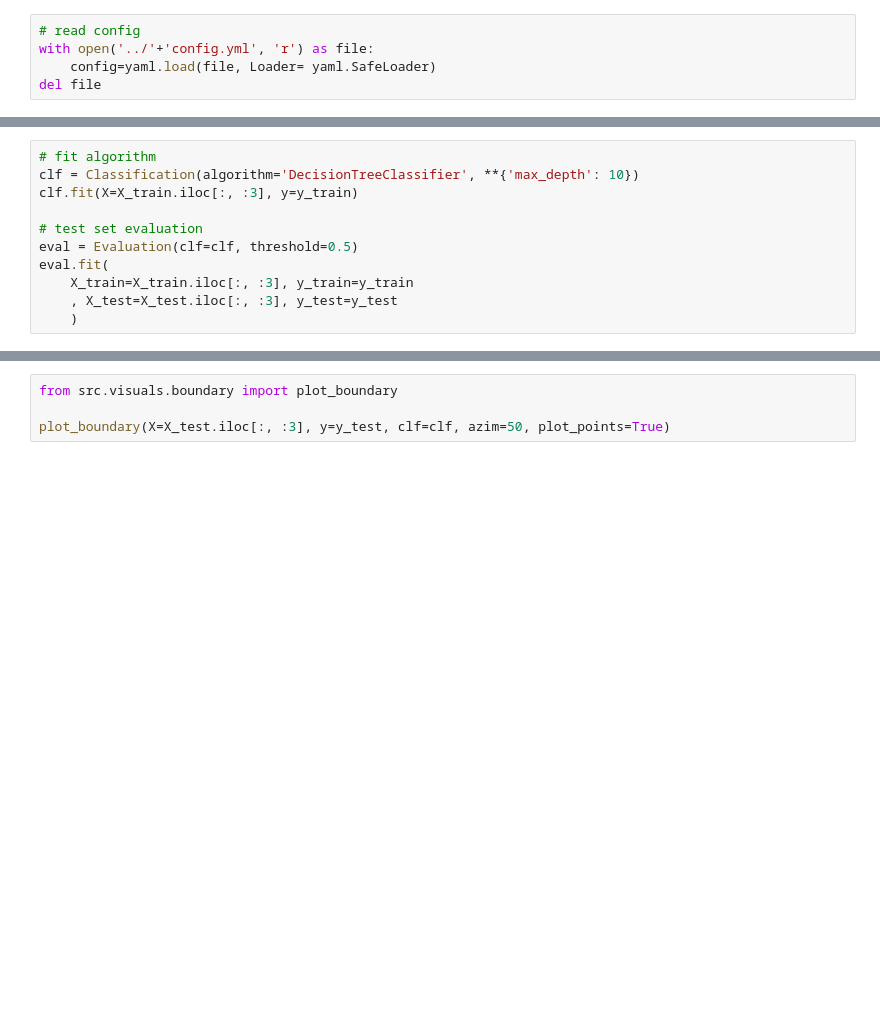
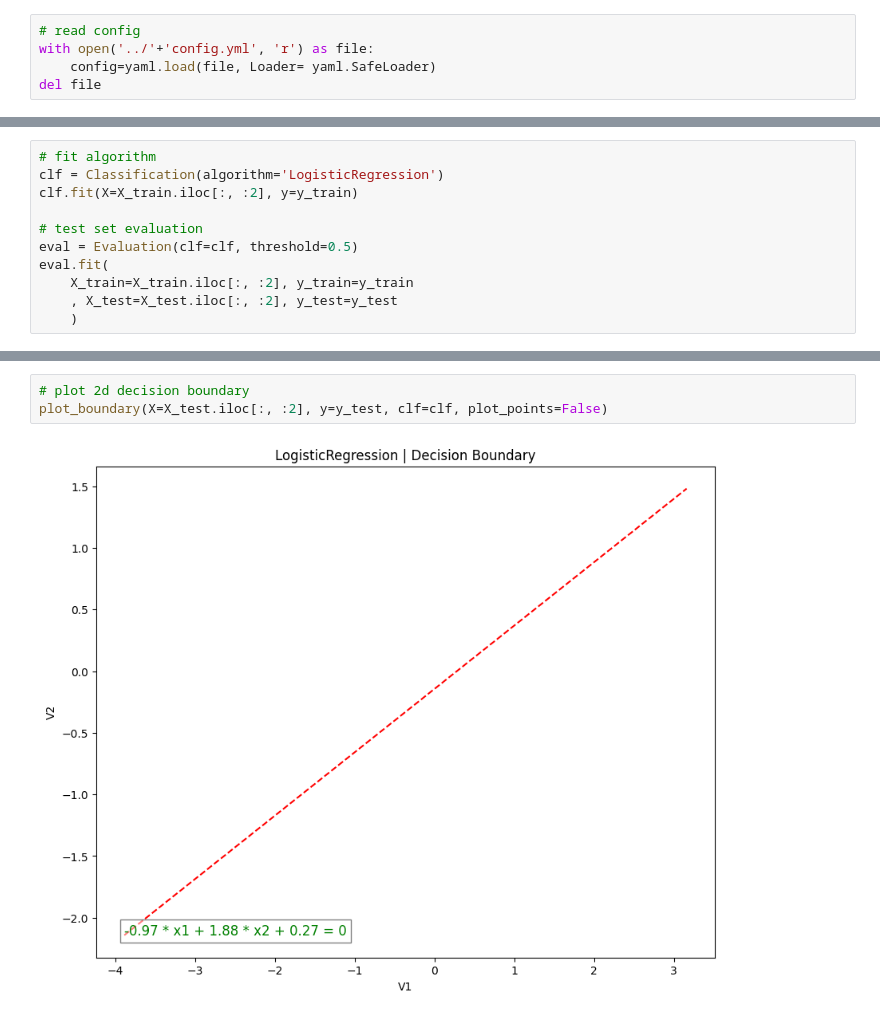
Before and after one commit to goncvlo/Fraud, a Jupyter notebook: notebooks/decision_boundary.ipynb, the cells around one changed output, grey strips where cells are left out. Cells and saved outputs as stored; diff of their text form; blank space fills up the shorter version.

Commit message:
logistic example

```diff
--- a/notebooks/decision_boundary.ipynb
+++ b/notebooks/decision_boundary.ipynb
@@ -39,11 +56,11 @@ print(
 # %%
 # fit algorithm
-clf = Classification(algorithm='DecisionTreeClassifier', **{'max_depth': 10})
-clf.fit(X=X_train.iloc[:, :3], y=y_train)
+clf = Classification(algorithm='LogisticRegression')
+clf.fit(X=X_train.iloc[:, :2], y=y_train)
 
 # test set evaluation
 eval = Evaluation(clf=clf, threshold=0.5)
 eval.fit(
-    X_train=X_train.iloc[:, :3], y_train=y_train
-    , X_test=X_test.iloc[:, :3], y_test=y_test
+    X_train=X_train.iloc[:, :2], y_train=y_train
+    , X_test=X_test.iloc[:, :2], y_test=y_test
     )
@@ -50,4 +73,5 @@ eval.fit(
 # %%
-from src.visuals.boundary import plot_boundary
-
-plot_boundary(X=X_test.iloc[:, :3], y=y_test, clf=clf, azim=50, plot_points=True)
+# plot 2d decision boundary
+plot_boundary(X=X_test.iloc[:, :2], y=y_test, clf=clf, plot_points=False)
+# %% [output]
+[figure, added]
```
Also changed, not shown: parts of 4 cells of this notebook.
